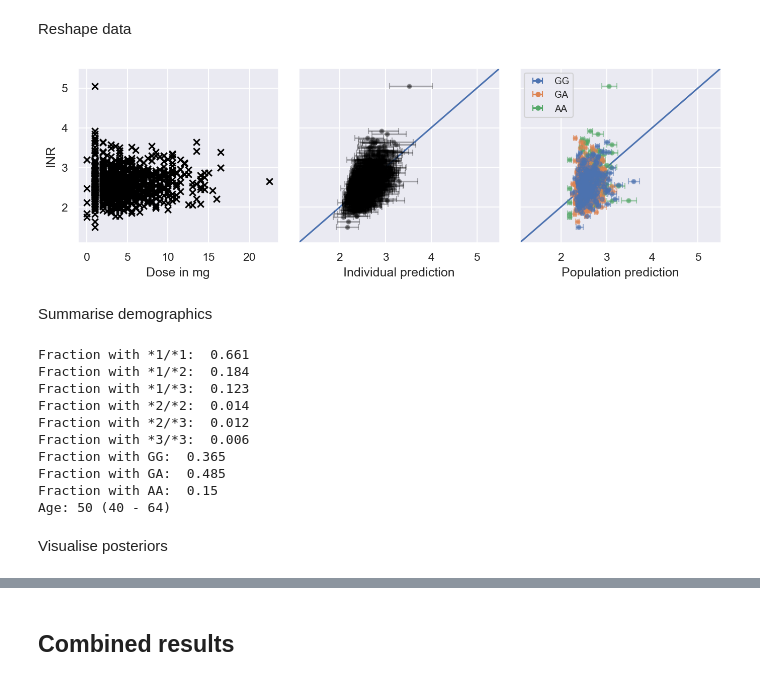
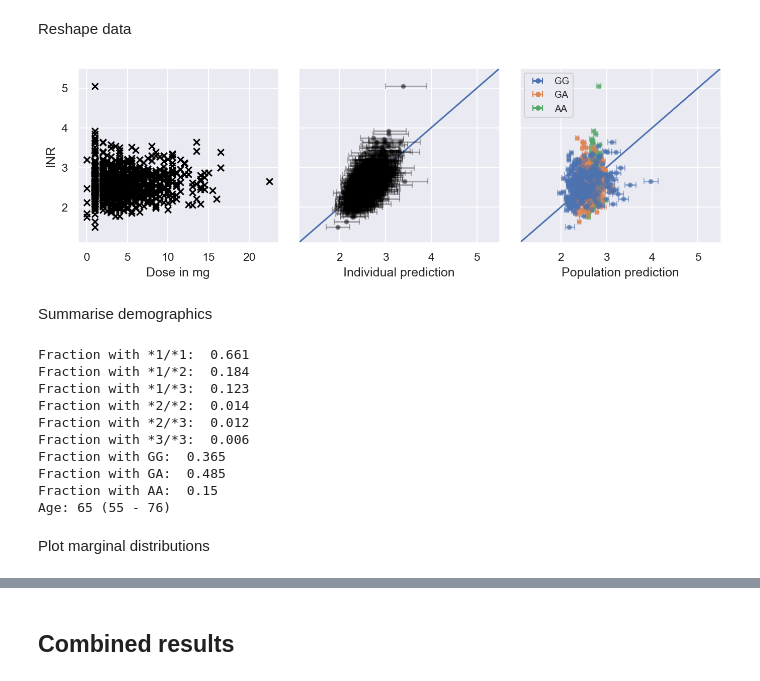
Before and after one commit to DavAug/mipd-warfarin, a Jupyter notebook: results/2_semi_mechanistic_model/results.ipynb, the cells around one changed output, grey strips where cells are left out. Saved outputs shown, nothing was run; the diff lists cells and outputs as text; code cells hidden in the pictures.

```diff
--- a/results/2_semi_mechanistic_model/results.ipynb
+++ b/results/2_semi_mechanistic_model/results.ipynb
@@ -122,9 +121,9 @@ axes[0].annotate(
 # Visualise residuals
 axes[1].plot(
     [0, 1], [0, 1], transform=axes[1].transAxes, color=sns.color_palette()[0])
-medians = np.median(indiv_fits, axis=0)
-fifth = medians - np.percentile(indiv_fits, axis=0, q=5)
-ninetyfifth = np.percentile(indiv_fits, axis=0, q=95) - medians
+medians = np.median(indiv_fits_1, axis=0)
+fifth = medians - np.percentile(indiv_fits_1, axis=0, q=5)
+ninetyfifth = np.percentile(indiv_fits_1, axis=0, q=95) - medians
 for idf, f in enumerate(medians):
     axes[1].errorbar(
         f, concs[idf], marker='o', color='black', alpha=0.3, ls='none',
@@ -135,18 +134,18 @@ for idf, f in enumerate(medians):
 
 axes[2].plot(
     [0, 1], [0, 1], transform=axes[2].transAxes, color=sns.color_palette()[0])
-medians = np.median(pop_fits, axis=0)
-fifth = medians - np.percentile(pop_fits, axis=0, q=5)
-ninetyfifth = np.percentile(pop_fits, axis=0, q=95) - medians
+medians = np.median(pop_fits_1, axis=0)
+fifth = medians - np.percentile(pop_fits_1, axis=0, q=5)
+ninetyfifth = np.percentile(pop_fits_1, axis=0, q=95) - medians
 for idf, f in enumerate(medians):
     axes[2].errorbar(
         f, concs[idf], marker='o', alpha=0.5, ls='none',
-        color=sns.color_palette()[int(covariates[idf, 0])],
+        color=sns.color_palette()[int(covariates_1[idf, 0])],
         xerr=np.vstack((fifth[idf:idf+1], ninetyfifth[idf:idf+1])),
         capsize=3, markersize=4)
     axes[2].scatter(
         f, concs[idf], marker='o', alpha=0.5, s=4,
-        color=sns.color_palette()[int(covariates[idf, 0])])
+        color=sns.color_palette()[int(covariates_1[idf, 0])])
 
 # Add legend to population residuals
 labels = ['*1/*1', '*1/*2', '*1/*3', '*2/*2', '*2/*3', '*3/*3']
@@ -1224,7 +985,9 @@ data = pd.read_csv(directory + '/data/trial_phase_III.csv')
 # Define model
 mechanistic_model, _ = define_steady_state_hamberg_model()
 population_model = chi.ComposedPopulationModel([
-    chi.LogNormalModel(centered=False),
+    chi.CovariatePopulationModel(
+        chi.LogNormalModel(centered=False),
+        BaselineINRCovariateModel()),
     chi.CovariatePopulationModel(
         chi.LogNormalModel(centered=False),
         HambergEliminationRateCovariateModel()),
@@ -1330,80 +1101,81 @@ fig, axes = plt.subplots(
 
 # Visualise measurements
 axes[0].scatter(
-    doses, inrs, marker='x', color='black')
+    doses_3, inrs_3, marker='x', color='black')
 
 # Visualise residuals
 axes[1].plot(
     [0, 1], [0, 1], transform=axes[1].transAxes, color=sns.color_palette()[0])
-medians = np.median(indiv_fits, axis=0)
-fifth = medians - np.percentile(indiv_fits, axis=0, q=5)
-ninetyfifth = np.percentile(indiv_fits, axis=0, q=95) - medians
+medians = np.median(indiv_fits_3, axis=0)
+fifth = medians - np.percentile(indiv_fits_3, axis=0, q=5)
+ninetyfifth = np.percentile(indiv_fits_3, axis=0, q=95) - medians
 for idf, f in enumerate(medians):
     axes[1].errorbar(
-        f, inrs[idf], marker='o', color='black', alpha=0.3, ls='none',
+        f, inrs_3[idf], marker='o', color='black', alpha=0.3, ls='none',
         xerr=np.vstack((fifth[idf:idf+1], ninetyfifth[idf:idf+1])),
         capsize=3, markersize=4)
     axes[1].scatter(
-        f, inrs[idf], marker='o', color='black', alpha=0.3, s=4)
+        f, inrs_3[idf], marker='o', color='black', alpha=0.3, s=4)
 
 axes[2].plot(
     [0, 1], [0, 1], transform=axes[2].transAxes, color=sns.color_palette()[0])
-medians = np.median(pop_fits, axis=0)
-fifth = medians - np.percentile(pop_fits, axis=0, q=5)
-ninetyfifth = np.percentile(pop_fits, axis=0, q=95) - medians
+medians = np.median(pop_fits_3, axis=0)
+fifth = medians - np.percentile(pop_fits_3, axis=0, q=5)
+ninetyfifth = np.percentile(pop_fits_3, axis=0, q=95) - medians
+covs = covariates_3[:, 1:]
 for idf, f in enumerate(medians):
     axes[2].errorbar(
-        f, inrs[idf], marker='o', alpha=0.5, ls='none',
-        color=sns.color_palette()[int(covariates[idf, 2])],
+        f, inrs_3[idf], marker='o', alpha=0.5, ls='none',
+        color=sns.color_palette()[int(covs[idf, 2])],
         xerr=np.vstack((fifth[idf:idf+1], ninetyfifth[idf:idf+1])),
         capsize=3, markersize=4)
     axes[2].scatter(
-        f, inrs[idf], marker='o', alpha=0.5, s=4,
-        color=sns.color_palette()[int(covariates[idf, 2])])
+        f, inrs_3[idf], marker='o', alpha=0.5, s=4,
+        color=sns.color_palette()[int(covs[idf, 2])])
 
 # Add legend to population residuals
 labels = ['GG', 'GA', 'AA']
 for idl, label in enumerate(labels):
     axes[2].errorbar(
             [0, 0], [10, 11], marker='o', ls='none',
             color=sns.color_palette()[idl], label=label,
             xerr=[[1, 1], [1, 1]], capsize=3, markersize=4)
 axes[2].legend(fontsize=int(0.7 * fontsize), loc='upper left')
 
 # Label axes
 axes[0].set_xlabel('Dose in mg')
 axes[0].set_ylabel('INR')
 axes[1].set_xlabel('Individual prediction')
 axes[1].set_ylabel('')
 axes[2].set_xlabel('Population prediction')
 axes[2].set_ylabel('')
 axes[0].set_ylim([1.1, 5.5])
 axes[1].set_xlim([1.1, 5.5])
 axes[2].set_xlim([1.1, 5.5])
 
 plt.savefig('5_trial_phase_3.pdf', bbox_inches='tight')
 plt.savefig('5_trial_phase_3.tif', bbox_inches='tight')
 
 plt.show()
 # %% [output]
-[figure, old version]
+[figure, new version]
 # %% [markdown]
 Summarise demographics
 # %%
-print('Fraction with *1/*1: ', np.sum(covariates[:, 0] == 0) / len(covariates))
-print('Fraction with *1/*2: ', np.sum(covariates[:, 0] == 1) / len(covariates))
-print('Fraction with *1/*3: ', np.sum(covariates[:, 0] == 2) / len(covariates))
-print('Fraction with *2/*2: ', np.sum(covariates[:, 0] == 3) / len(covariates))
-print('Fraction with *2/*3: ', np.sum(covariates[:, 0] == 4) / len(covariates))
-print('Fraction with *3/*3: ', np.sum(covariates[:, 0] == 5) / len(covariates))
-print('Fraction with GG: ', np.sum(covariates[:, 2] == 0) / len(covariates))
-print('Fraction with GA: ', np.sum(covariates[:, 2] == 1) / len(covariates))
-print('Fraction with AA: ', np.sum(covariates[:, 2] == 2) / len(covariates))
+print('Fraction with *1/*1: ', np.sum(covariates[:, 1] == 0) / len(covariates))
+print('Fraction with *1/*2: ', np.sum(covariates[:, 1] == 1) / len(covariates))
+print('Fraction with *1/*3: ', np.sum(covariates[:, 1] == 2) / len(covariates))
+print('Fraction with *2/*2: ', np.sum(covariates[:, 1] == 3) / len(covariates))
+print('Fraction with *2/*3: ', np.sum(covariates[:, 1] == 4) / len(covariates))
+print('Fraction with *3/*3: ', np.sum(covariates[:, 1] == 5) / len(covariates))
+print('Fraction with GG: ', np.sum(covariates[:, 3] == 0) / len(covariates))
+print('Fraction with GA: ', np.sum(covariates[:, 3] == 1) / len(covariates))
+print('Fraction with AA: ', np.sum(covariates[:, 3] == 2) / len(covariates))
 print(
     'Age: %.0f (%.0f - %.0f)' % (
-        np.median(covariates[:, 1]),
-        np.percentile(covariates[:, 1], q=5),
-        np.percentile(covariates[:, 1], q=95)))
+        np.median(covariates[:, 2]),
+        np.percentile(covariates[:, 2], q=5),
+        np.percentile(covariates[:, 2], q=95)))
 # %% [output]
 Fraction with *1/*1:  0.661
 Fraction with *1/*2:  0.184
@@ -1414,9 +1186,9 @@ Fraction with *3/*3:  0.006
 Fraction with GG:  0.365
 Fraction with GA:  0.485
 Fraction with AA:  0.15
-Age: 50 (40 - 64)
+Age: 65 (55 - 76)
-# %% [markdown]
-Visualise posteriors
+# %% [markdown]
+Plot marginal distributions
 # %%
 # Create layout
 fontsize = 10
```
Also changed, not shown: parts of 14 cells of this notebook, 11 other files.
